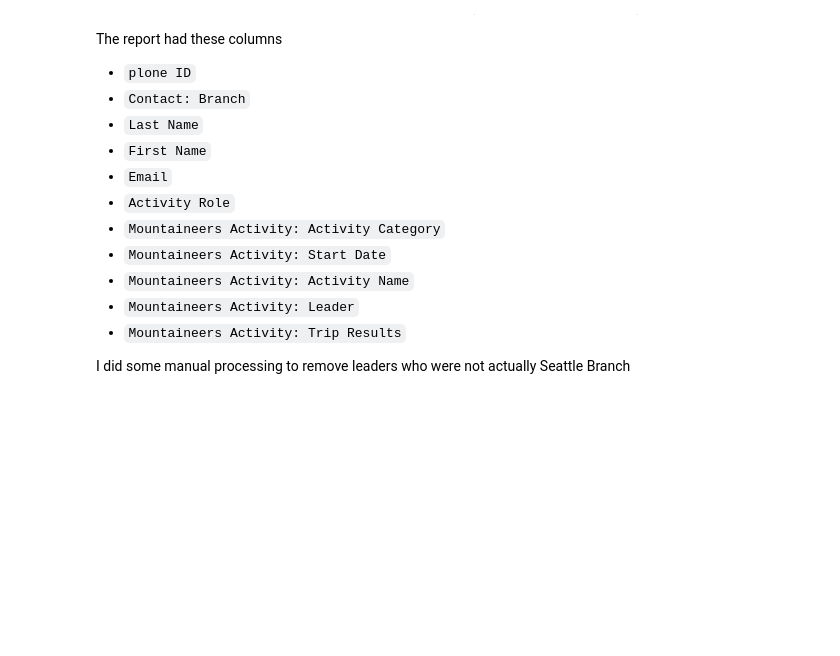
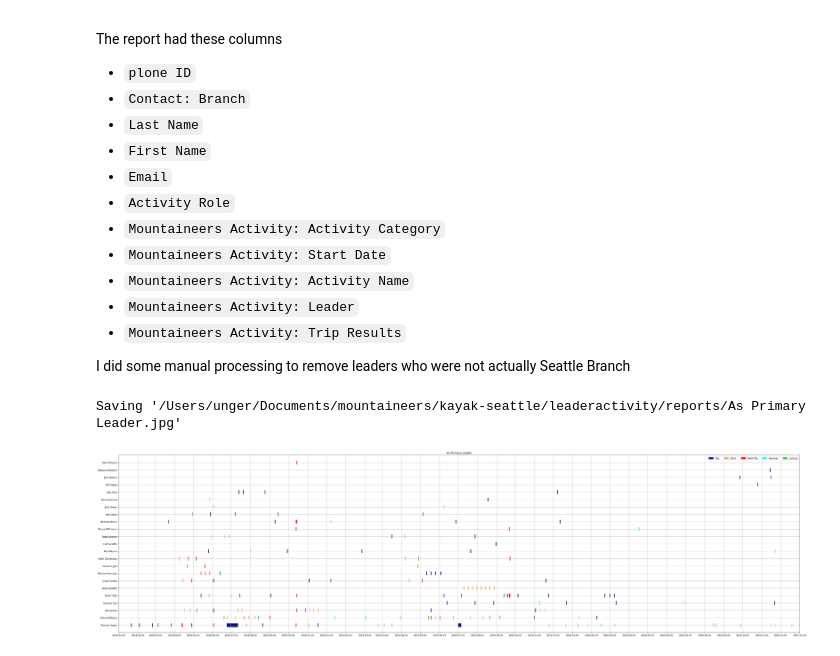
Before and after one commit to tomunger/mountaineersdata, a Jupyter notebook: leaderactivity-report.ipynb, the cells around one changed output. Cells and saved outputs as stored; diff of their text form; code cells hidden in the pictures; blank space fills up the shorter version.

Commit message:
Run graphs Sept 2021.

```diff
--- a/leaderactivity-report.ipynb
+++ b/leaderactivity-report.ipynb
@@ -88,9 +88,12 @@ plotActivity(tripData[mtnleaderreport.H_ACTIVITY_NAME], "Activities")
 # %%
 
 
 #ds_trips = tripData.loc[tripData[mtnleaderreport.H_ACTIVITY_CATEGORY] == 'Trip']
 title = 'As Primary Leader'
 fileName = os.path.join(reportDirectory, f"{title}.jpg")
 dateRange = mtnleaderreport.fullMonthRange(earliestDate, latestDate)
 ds_primaryleader = tripData.loc[tripData[mtnleaderreport.H_ACTIVITY_ROLE] == 'Primary leader']
-plotTrips(ds_primaryleader, dateRange, title, fileName)
+mtnleaderreport.plotTrips(ds_primaryleader, dateRange, title, fileName)
+# %% [output]
+Saving '/Users/unger/Documents/mountaineers/kayak-seattle/leaderactivity/reports/As Primary Leader.jpg'
+[figure, added]
```
Also changed, not shown: 5 other files.
